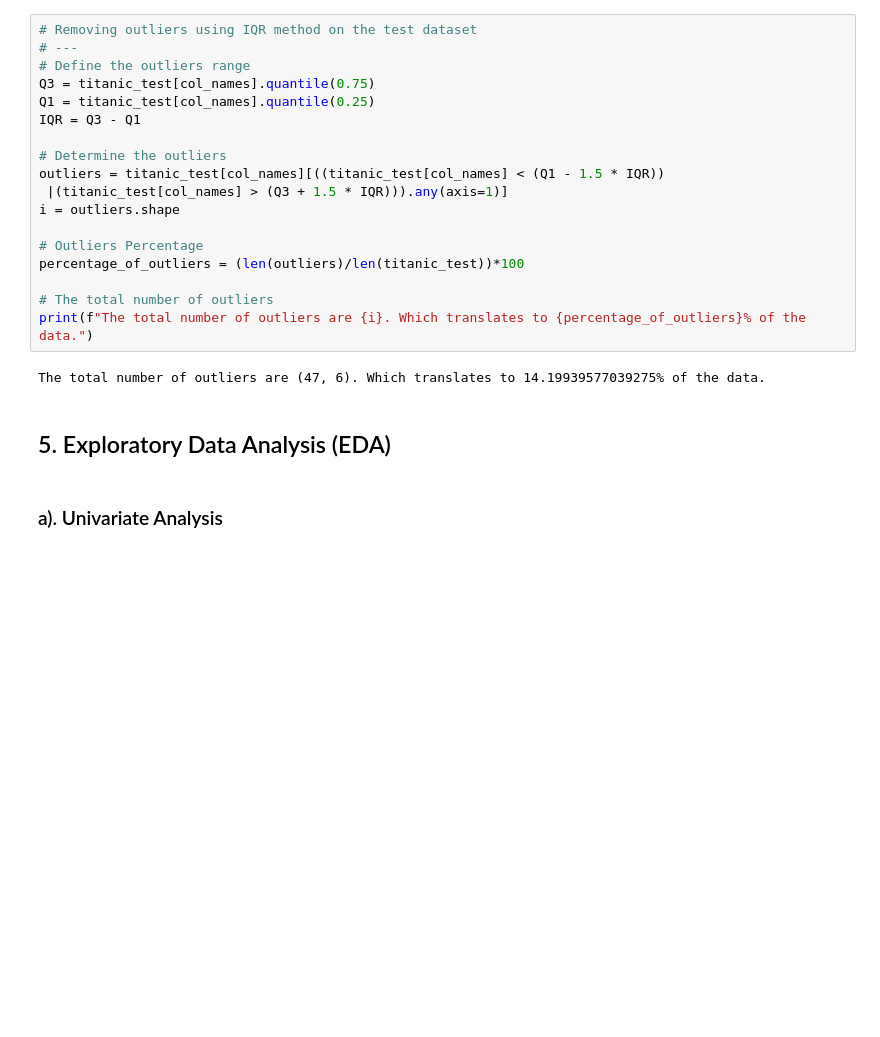
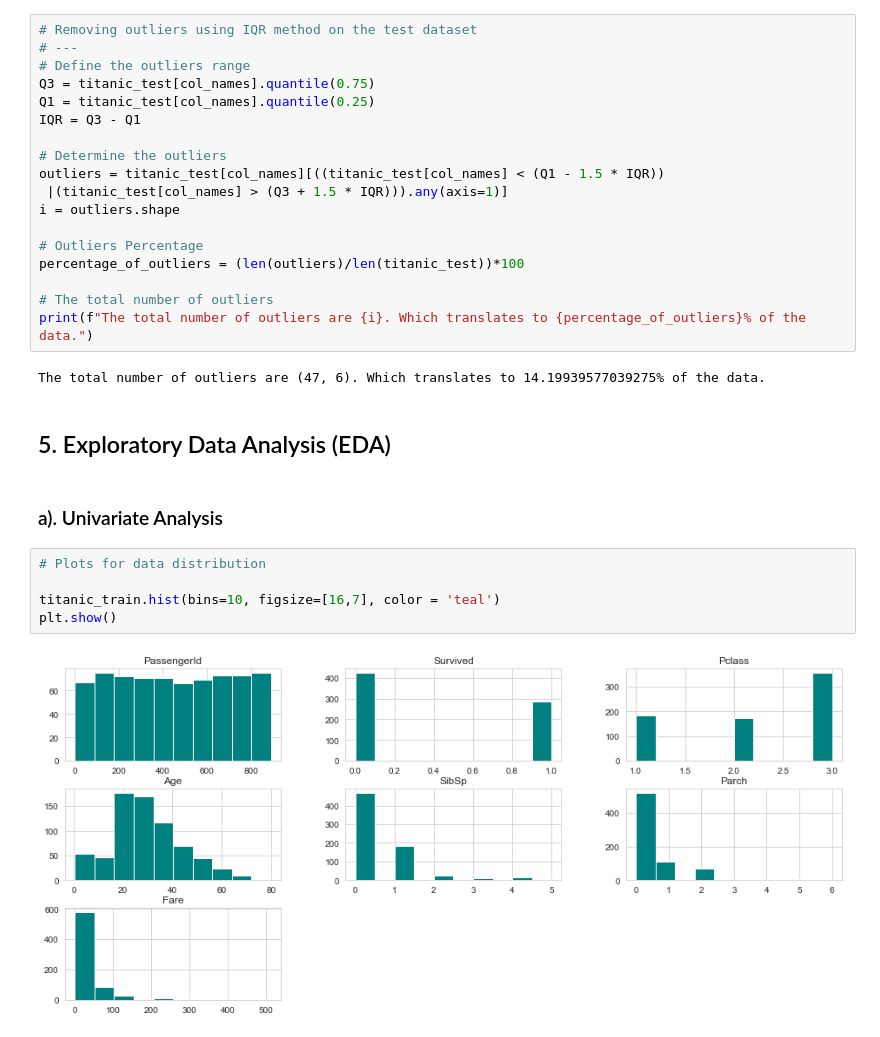
Before and after one commit to CHRISTOROMO/Prediction-models-Using-KNN-and-NaiveBayes-Classifiers, a Jupyter notebook: titanic.ipynb, the cells around one changed output. Cells and saved outputs as stored; diff of their text form; blank space fills up the shorter version.

```diff
--- a/titanic.ipynb
+++ b/titanic.ipynb
@@ -316,3 +348,10 @@ The total number of outliers are (47, 6). Which translates to 14.19939577039275%
 ## 5. Exploratory Data Analysis (EDA)
 # %% [markdown]
 ### a). Univariate Analysis
+# %%
+# Plots for data distribution
+
+titanic_train.hist(bins=10, figsize=[16,7], color = 'teal')
+plt.show()
+# %% [output]
+[figure, added]
```
Also changed, not shown: parts of 65 cells of this notebook, 2 other files.
